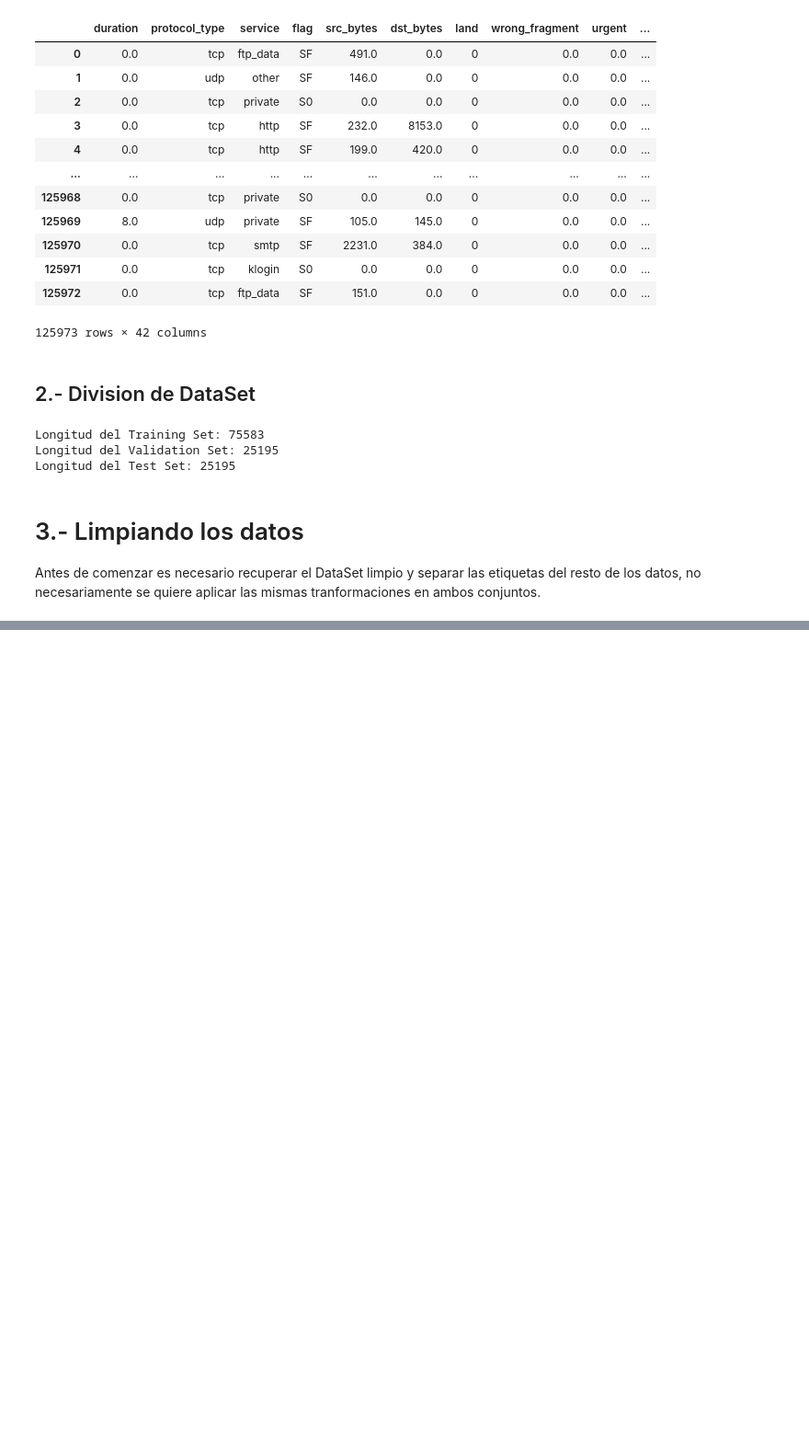
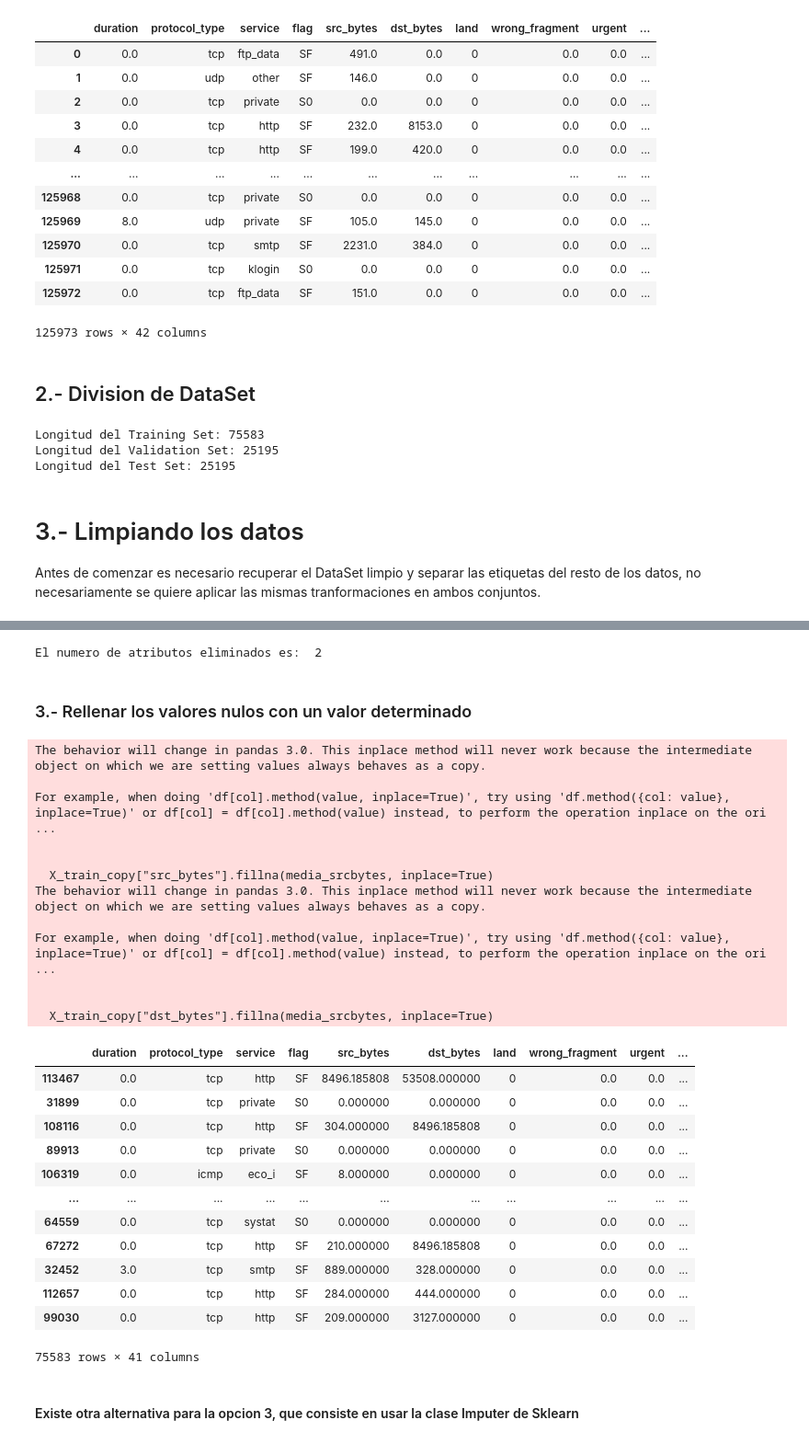
Before and after one commit to Luishernan5/Ejercicios_jupyter, a Jupyter notebook: 08_Preparacion_DataSet.ipynb, the cells around one changed output, grey strips where cells are left out. Shown at 92% size. Saved outputs shown, nothing was run; the diff lists cells and outputs as text; code cells hidden in the pictures; blank space fills up the shorter version.

```diff
--- a/08_Preparacion_DataSet.ipynb
+++ b/08_Preparacion_DataSet.ipynb
@@ -136,0 +249,47 @@ X_train.loc[(X_train["src_bytes"]>400)]
+# %%
+# Contar el numero de atributos eliminados
+print("El numero de atributos eliminados es: ", len(list(X_train)) - len(list(X_train_copy)))
+# %% [output]
+El numero de atributos eliminados es:  2
+# %% [markdown]
+### 3.- Rellenar los valores nulos con un valor determinado
+# %%
+# Copiar el DataSet para no alterar el original
+X_train_copy = X_train.copy()
+# %%
+# Rellenar los valores nulos con la media de los valores del atributo
+media_srcbytes = X_train_copy["src_bytes"].mean()
+media_srcbytes = X_train_copy["dst_bytes"].mean()
+
+X_train_copy["src_bytes"].fillna(media_srcbytes, inplace=True)
+X_train_copy["dst_bytes"].fillna(media_srcbytes, inplace=True)
+
+X_train_copy
+# %% [output]
+The behavior will change in pandas 3.0. This inplace method will never work because the intermediate object on which we are setting values always behaves as a copy.
+
+For example, when doing 'df[col].method(value, inplace=True)', try using 'df.method({col: value}, inplace=True)' or df[col] = df[col].method(value) instead, to perform the operation inplace on the ori ...
+
+
+  X_train_copy["src_bytes"].fillna(media_srcbytes, inplace=True)
+The behavior will change in pandas 3.0. This inplace method will never work because the intermediate object on which we are setting values always behaves as a copy.
+
+For example, when doing 'df[col].method(value, inplace=True)', try using 'df.method({col: value}, inplace=True)' or df[col] = df[col].method(value) instead, to perform the operation inplace on the ori ...
+
+
+  X_train_copy["dst_bytes"].fillna(media_srcbytes, inplace=True)
+|  | duration | protocol_type | service | flag | src_bytes | dst_bytes | land | wrong_fragment | urgent | ... |
+| 113467 | 0.0 | tcp | http | SF | 8496.185808 | 53508.000000 | 0 | 0.0 | 0.0 | ... |
+| 31899 | 0.0 | tcp | private | S0 | 0.000000 | 0.000000 | 0 | 0.0 | 0.0 | ... |
+| 108116 | 0.0 | tcp | http | SF | 304.000000 | 8496.185808 | 0 | 0.0 | 0.0 | ... |
+| 89913 | 0.0 | tcp | private | S0 | 0.000000 | 0.000000 | 0 | 0.0 | 0.0 | ... |
+| 106319 | 0.0 | icmp | eco_i | SF | 8.000000 | 0.000000 | 0 | 0.0 | 0.0 | ... |
+| ... | ... | ... | ... | ... | ... | ... | ... | ... | ... | ... |
+| 64559 | 0.0 | tcp | systat | S0 | 0.000000 | 0.000000 | 0 | 0.0 | 0.0 | ... |
+| 67272 | 0.0 | tcp | http | SF | 210.000000 | 8496.185808 | 0 | 0.0 | 0.0 | ... |
+| 32452 | 3.0 | tcp | smtp | SF | 889.000000 | 328.000000 | 0 | 0.0 | 0.0 | ... |
+| 112657 | 0.0 | tcp | http | SF | 284.000000 | 444.000000 | 0 | 0.0 | 0.0 | ... |
+| 99030 | 0.0 | tcp | http | SF | 209.000000 | 3127.000000 | 0 | 0.0 | 0.0 | ... |
+75583 rows × 41 columns
+# %% [markdown]
+#### Existe otra alternativa para la opcion 3, que consiste en usar la clase Imputer de Sklearn
```
Also changed, not shown: parts of 45 cells of this notebook, 3 other files.
